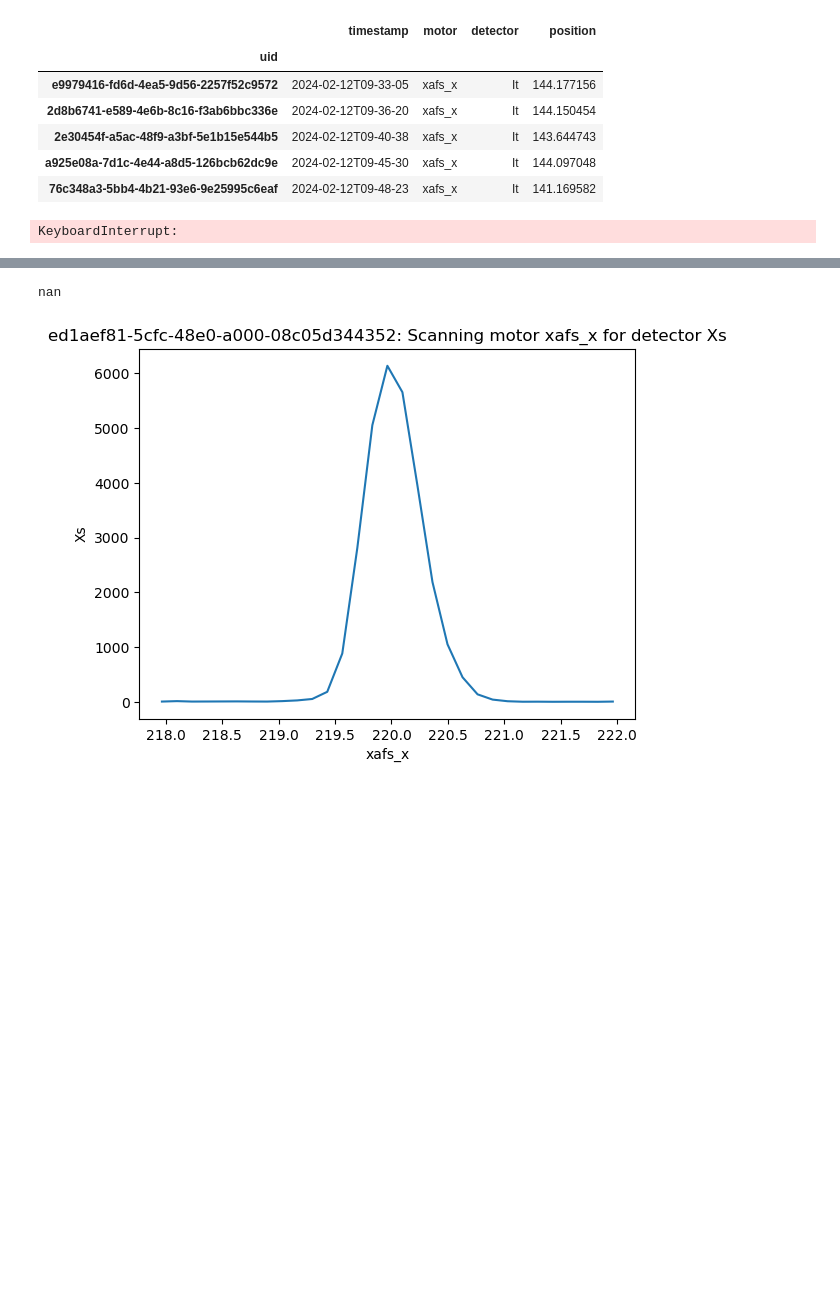
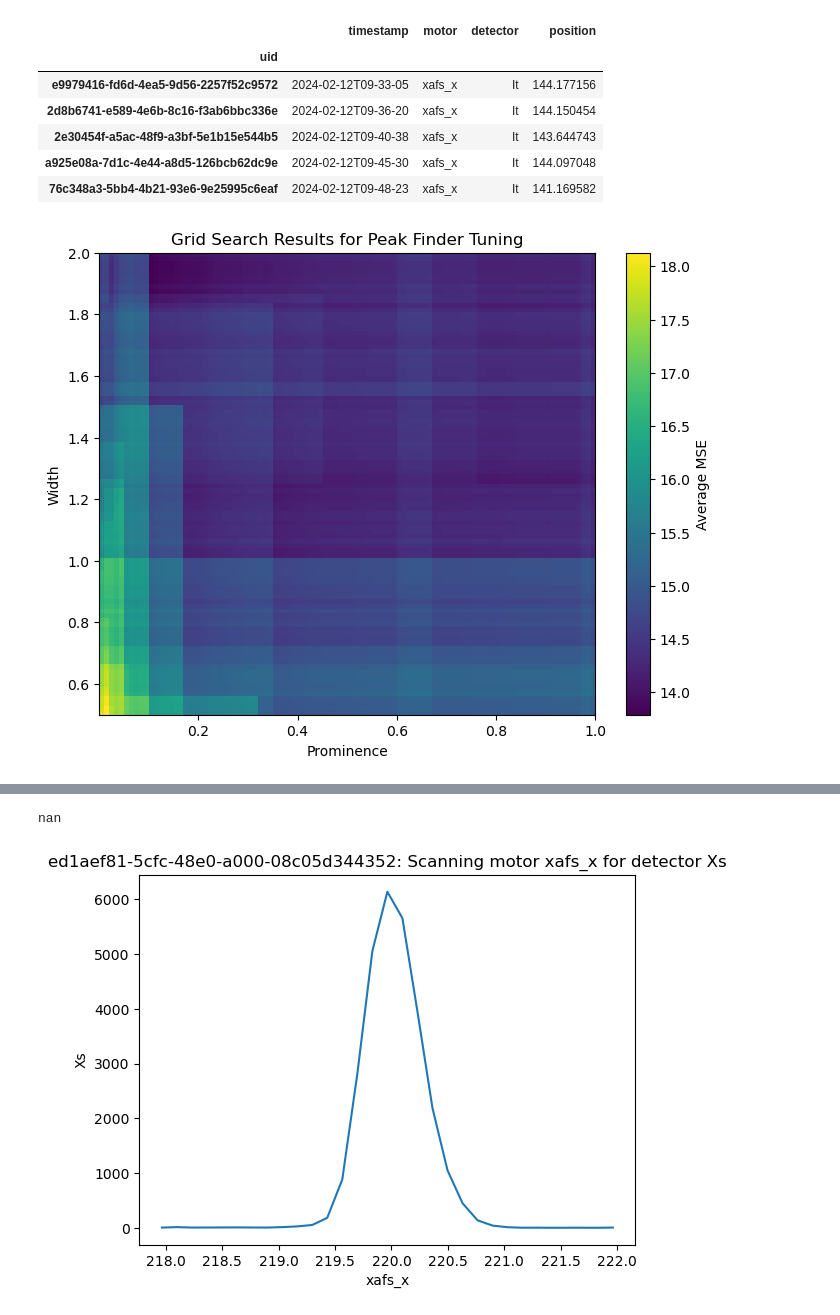
Before and after one commit to NSLS-II-BMM/AI-Jam, a Jupyter notebook: ai_jam.ipynb, the cells around one changed output, grey strips where cells are left out. Cells and saved outputs as stored; diff of their text form; code cells hidden in the pictures; blank space fills up the shorter version.

Commit message:
peak finder grid search

```diff
--- a/ai_jam.ipynb
+++ b/ai_jam.ipynb
@@ -126,7 +126,7 @@ def get_tiled_dataframe(catalog, row: pd.Series) -> tuple[ArrayLike, ArrayLike]:
             raise KeyError(f"No channel keys found for 'Xs' mode: {list(ds.keys())}.")
         yax = sum(ds[key].read() for key in channel_keys)
 
-    return xax, yax
+    return np.array(xax), np.array(yax)
 # %%
 from typing import Generator
 from numpy.typing import ArrayLike
@@ -209,7 +209,7 @@ def tune_peak_finder(test_dataset, prominence_values, width_values):
                 pred_peak, _ = find_highest_peak_position(x_data, y_data, prominence=prom, width=wd)
                 # If no peak is found, assign a high penalty error
                 if pred_peak is None:
-                    mse_list.append(1e6)
+                    continue
                 else:
                     mse_list.append((pred_peak - true_peak)**2)
             mse_grid[i, j] = np.mean(mse_list)
@@ -247,7 +247,7 @@ def find_highest_peak_position(x, y, prominence=0.01, width=1):
     """
     peaks, properties = find_peaks(y, prominence=prominence, width=width)
     if len(peaks) == 0:
-        return None, None
+        return 0, 0
     max_peak_idx = np.argmax(y[peaks])
     best_peak = peaks[max_peak_idx]
     return x[best_peak], y[best_peak]
@@ -258,7 +258,7 @@ def evaluate_params(test_dataset, prom, wd):
     for x_data, y_data, true_peak in test_dataset:
         pred_peak, _ = find_highest_peak_position(x_data, y_data, prominence=prom, width=wd)
         if pred_peak is None:
-            mse_list.append(1e6)  # High penalty if no peak is found
+            continue
         else:
             mse_list.append((pred_peak - true_peak)**2)
     return np.mean(mse_list)
@@ -336,11 +336,11 @@ for _, row in tqdm(df.iterrows(), total=len(df)):
     rows.append(row)
 # %%
 optimal_positions = [r.position for r in rows]
-prominence_values = np.linspace(0.01, 0.2, 10)
-width_values = np.linspace(0.5, 5, 10)
-mse_grid = plot_grid_search(list(zip(x_arrays, y_arrays, optimal_positions)), prominence_values, width_values, n_jobs=4)
+prominence_values = np.linspace(0.001, 1.0, 100)
+width_values = np.linspace(0.5, 2.0, 100)
+mse_grid = plot_grid_search(list(zip(x_arrays, y_arrays, optimal_positions)), prominence_values, width_values, n_jobs=6)
 # %% [output]
-KeyboardInterrupt:
+[figure, added]
 # %%
 best_width, best_prom = np.unravel_index(np.argmax(mse_grid), mse_grid.shape)
 # %%
```
Also changed, not shown: parts of 2 cells of this notebook.
